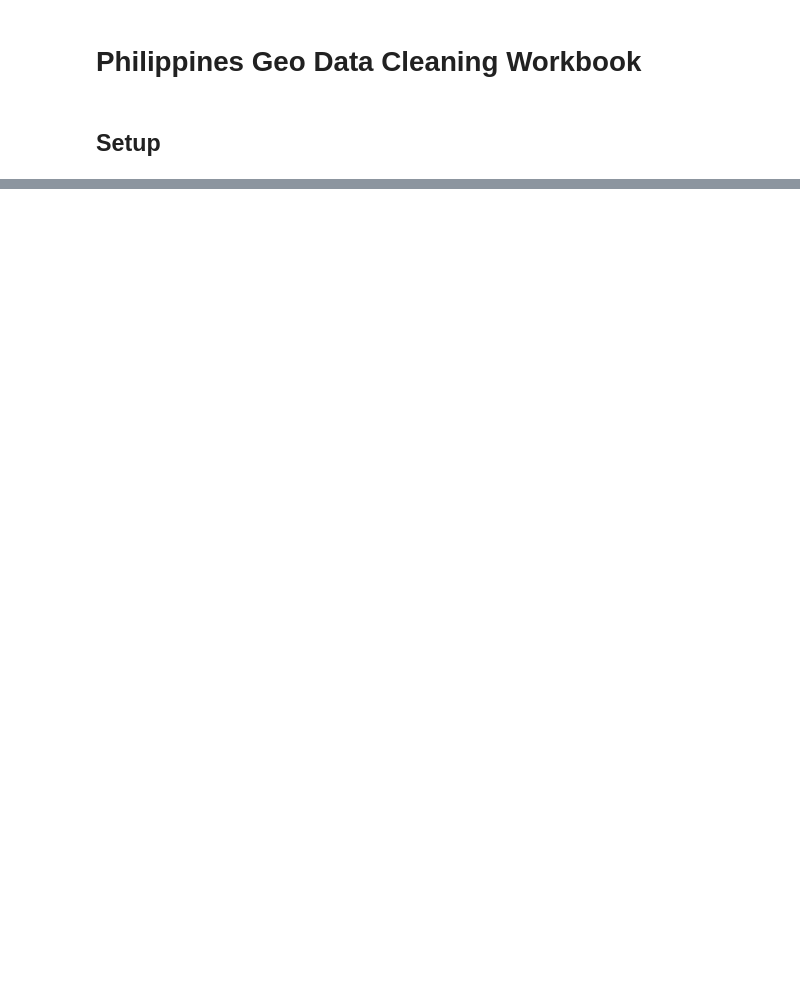
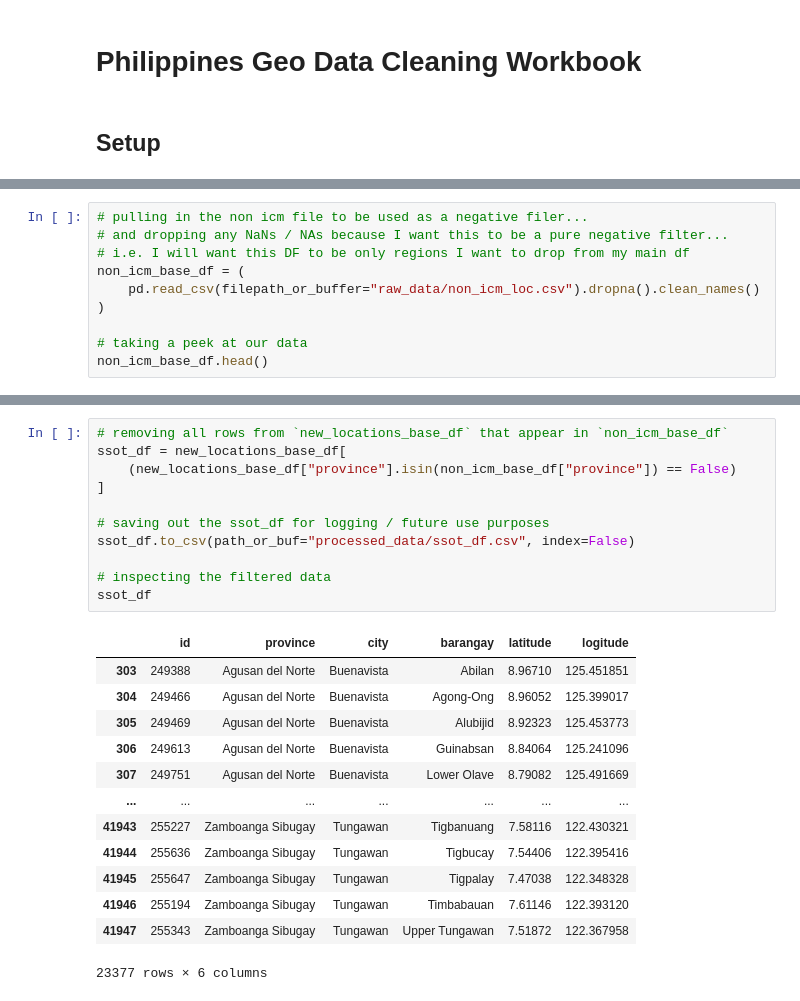
Before and after one commit to caremin-tech/ph-mapping, a Jupyter notebook: data_cleaning_workstream/data_cleaning_workbook.ipynb, the cells around one changed output, grey strips where cells are left out. Cells and saved outputs as stored; diff of their text form; blank space fills up the shorter version.

```diff
--- a/data_cleaning_workstream/data_cleaning_workbook.ipynb
+++ b/data_cleaning_workstream/data_cleaning_workbook.ipynb
@@ -19,0 +28,10 @@ ssot_df.head()
+# %%
+# pulling in the non icm file to be used as a negative filer...
+# and dropping any NaNs / NAs because I want this to be a pure negative filter...
+# i.e. I will want this DF to be only regions I want to drop from my main df
+non_icm_base_df = (
+    pd.read_csv(filepath_or_buffer="raw_data/non_icm_loc.csv").dropna().clean_names()
+)
+
+# taking a peek at our data
+non_icm_base_df.head()
@@ -20 +45,26 @@ ssot_df.head()
+# %%
+# removing all rows from `new_locations_base_df` that appear in `non_icm_base_df`
+ssot_df = new_locations_base_df[
+    (new_locations_base_df["province"].isin(non_icm_base_df["province"]) == False)
+]
+
+# saving out the ssot_df for logging / future use purposes
+ssot_df.to_csv(path_or_buf="processed_data/ssot_df.csv", index=False)
+
+# inspecting the filtered data
+ssot_df
+# %% [output]
+|  | id | province | city | barangay | latitude | logitude |
+| 303 | 249388 | Agusan del Norte | Buenavista | Abilan | 8.96710 | 125.451851 |
+| 304 | 249466 | Agusan del Norte | Buenavista | Agong-Ong | 8.96052 | 125.399017 |
+| 305 | 249469 | Agusan del Norte | Buenavista | Alubijid | 8.92323 | 125.453773 |
+| 306 | 249613 | Agusan del Norte | Buenavista | Guinabsan | 8.84064 | 125.241096 |
+| 307 | 249751 | Agusan del Norte | Buenavista | Lower Olave | 8.79082 | 125.491669 |
+| ... | ... | ... | ... | ... | ... | ... |
+| 41943 | 255227 | Zamboanga Sibugay | Tungawan | Tigbanuang | 7.58116 | 122.430321 |
+| 41944 | 255636 | Zamboanga Sibugay | Tungawan | Tigbucay | 7.54406 | 122.395416 |
+| 41945 | 255647 | Zamboanga Sibugay | Tungawan | Tigpalay | 7.47038 | 122.348328 |
+| 41946 | 255194 | Zamboanga Sibugay | Tungawan | Timbabauan | 7.61146 | 122.393120 |
+| 41947 | 255343 | Zamboanga Sibugay | Tungawan | Upper Tungawan | 7.51872 | 122.367958 |
+23377 rows × 6 columns
 # %%
```
Also changed, not shown: parts of 16 cells of this notebook, 2 other files.
